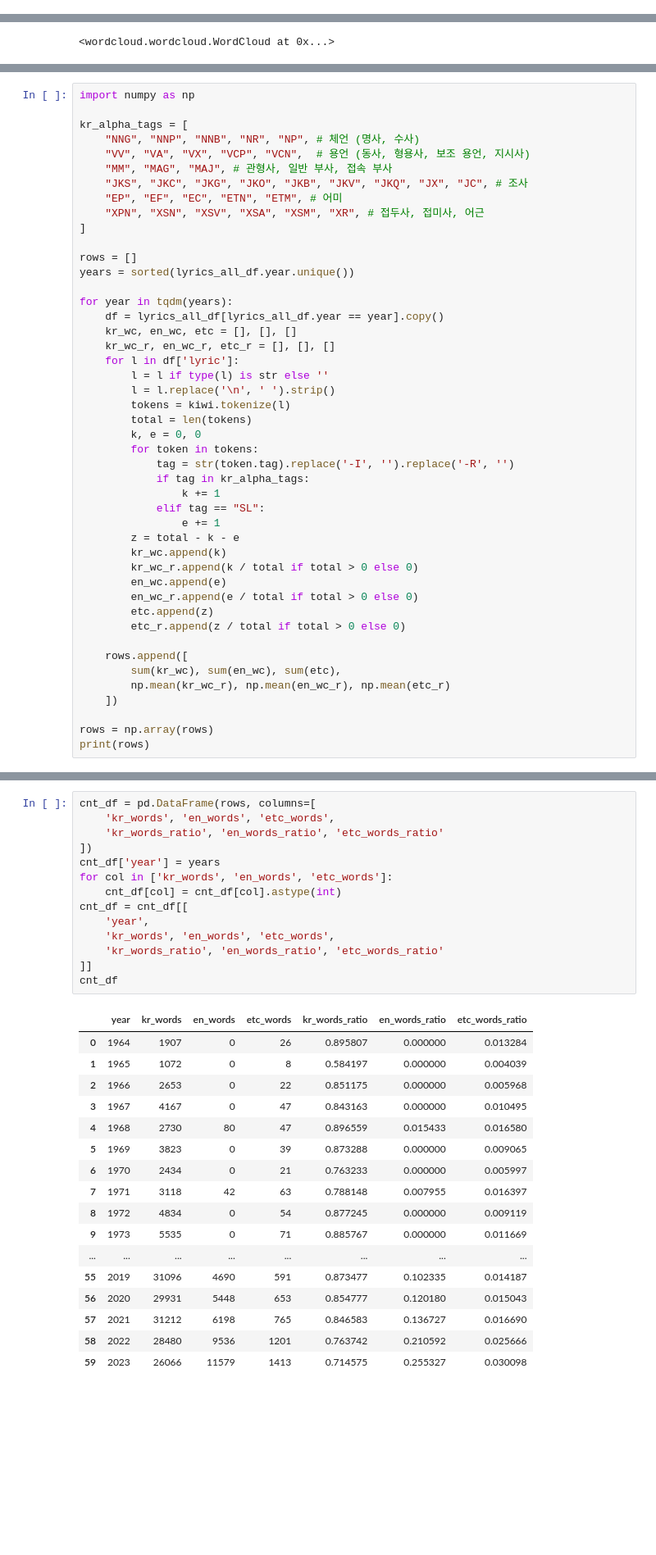
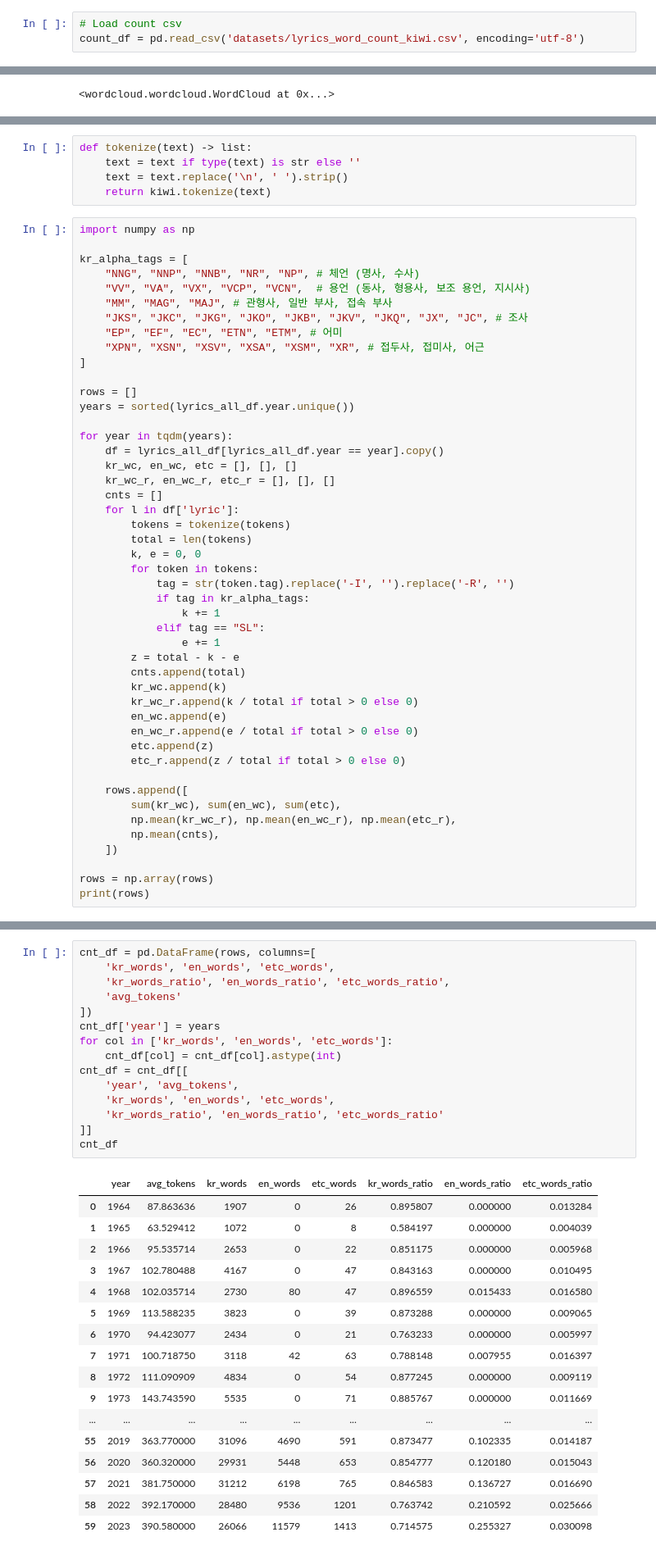
Before and after one commit to joonas-yoon/kpop-lyrics-analytics, a Jupyter notebook: analytics_kiwi.ipynb, the cells around one changed output, grey strips where cells are left out. Shown at 82% size. Drawn from its saved outputs; the diff is of its cells as text; blank space fills up the shorter version.

```diff
--- a/analytics_kiwi.ipynb
+++ b/analytics_kiwi.ipynb
@@ -302,6 +301,9 @@ def save_word_cloud(filename: str, data: dict, max_font_size=128, width=512, hei
     cloud = wc.generate_from_frequencies(data)
     cloud.to_file(filename)
     return cloud
+# %%
+# Load count csv
+count_df = pd.read_csv('datasets/lyrics_word_count_kiwi.csv', encoding='utf-8')
 # %%
 df = count_df[is_noun | is_verb | is_adjective | is_adverbs]
 save_word_cloud('docs/kword_cloud_kr_all.png', get_words_counts(df))
@@ -389,6 +392,11 @@ plt.tight_layout(pad=1)
 plt.show()
 # %% [output]
 [figure]
+# %%
+def tokenize(text) -> list:
+    text = text if type(text) is str else ''
+    text = text.replace('\n', ' ').strip()
+    return kiwi.tokenize(text)
 # %%
 import numpy as np
 
@@ -408,10 +416,9 @@ for year in tqdm(years):
     df = lyrics_all_df[lyrics_all_df.year == year].copy()
     kr_wc, en_wc, etc = [], [], []
     kr_wc_r, en_wc_r, etc_r = [], [], []
+    cnts = []
     for l in df['lyric']:
-        l = l if type(l) is str else ''
-        l = l.replace('\n', ' ').strip()
-        tokens = kiwi.tokenize(l)
+        tokens = tokenize(tokens)
         total = len(tokens)
         k, e = 0, 0
         for token in tokens:
@@ -421,6 +428,7 @@ for year in tqdm(years):
             elif tag == "SL":
                 e += 1
         z = total - k - e
+        cnts.append(total)
         kr_wc.append(k)
         kr_wc_r.append(k / total if total > 0 else 0)
         en_wc.append(e)
@@ -430,7 +438,8 @@ for year in tqdm(years):
 
     rows.append([
         sum(kr_wc), sum(en_wc), sum(etc),
-        np.mean(kr_wc_r), np.mean(en_wc_r), np.mean(etc_r)
+        np.mean(kr_wc_r), np.mean(en_wc_r), np.mean(etc_r),
+        np.mean(cnts),
     ])
 
 rows = np.array(rows)
@@ -456,35 +465,36 @@ print(rows)
 # %%
 cnt_df = pd.DataFrame(rows, columns=[
     'kr_words', 'en_words', 'etc_words',
-    'kr_words_ratio', 'en_words_ratio', 'etc_words_ratio'
+    'kr_words_ratio', 'en_words_ratio', 'etc_words_ratio',
+    'avg_tokens'
 ])
 cnt_df['year'] = years
 for col in ['kr_words', 'en_words', 'etc_words']:
     cnt_df[col] = cnt_df[col].astype(int)
 cnt_df = cnt_df[[
-    'year',
+    'year', 'avg_tokens',
     'kr_words', 'en_words', 'etc_words',
     'kr_words_ratio', 'en_words_ratio', 'etc_words_ratio'
 ]]
 cnt_df
 # %% [output]
-|  | year | kr_words | en_words | etc_words | kr_words_ratio | en_words_ratio | etc_words_ratio |
-| 0 | 1964 | 1907 | 0 | 26 | 0.895807 | 0.000000 | 0.013284 |
-| 1 | 1965 | 1072 | 0 | 8 | 0.584197 | 0.000000 | 0.004039 |
-| 2 | 1966 | 2653 | 0 | 22 | 0.851175 | 0.000000 | 0.005968 |
-| 3 | 1967 | 4167 | 0 | 47 | 0.843163 | 0.000000 | 0.010495 |
-| 4 | 1968 | 2730 | 80 | 47 | 0.896559 | 0.015433 | 0.016580 |
-| 5 | 1969 | 3823 | 0 | 39 | 0.873288 | 0.000000 | 0.009065 |
-| 6 | 1970 | 2434 | 0 | 21 | 0.763233 | 0.000000 | 0.005997 |
-| 7 | 1971 | 3118 | 42 | 63 | 0.788148 | 0.007955 | 0.016397 |
-| 8 | 1972 | 4834 | 0 | 54 | 0.877245 | 0.000000 | 0.009119 |
-| 9 | 1973 | 5535 | 0 | 71 | 0.885767 | 0.000000 | 0.011669 |
-| ... | ... | ... | ... | ... | ... | ... | ... |
-| 55 | 2019 | 31096 | 4690 | 591 | 0.873477 | 0.102335 | 0.014187 |
-| 56 | 2020 | 29931 | 5448 | 653 | 0.854777 | 0.120180 | 0.015043 |
-| 57 | 2021 | 31212 | 6198 | 765 | 0.846583 | 0.136727 | 0.016690 |
-| 58 | 2022 | 28480 | 9536 | 1201 | 0.763742 | 0.210592 | 0.025666 |
-| 59 | 2023 | 26066 | 11579 | 1413 | 0.714575 | 0.255327 | 0.030098 |
+|  | year | avg_tokens | kr_words | en_words | etc_words | kr_words_ratio | en_words_ratio | etc_words_ratio |
+| 0 | 1964 | 87.863636 | 1907 | 0 | 26 | 0.895807 | 0.000000 | 0.013284 |
+| 1 | 1965 | 63.529412 | 1072 | 0 | 8 | 0.584197 | 0.000000 | 0.004039 |
+| 2 | 1966 | 95.535714 | 2653 | 0 | 22 | 0.851175 | 0.000000 | 0.005968 |
+| 3 | 1967 | 102.780488 | 4167 | 0 | 47 | 0.843163 | 0.000000 | 0.010495 |
+| 4 | 1968 | 102.035714 | 2730 | 80 | 47 | 0.896559 | 0.015433 | 0.016580 |
+| 5 | 1969 | 113.588235 | 3823 | 0 | 39 | 0.873288 | 0.000000 | 0.009065 |
+| 6 | 1970 | 94.423077 | 2434 | 0 | 21 | 0.763233 | 0.000000 | 0.005997 |
+| 7 | 1971 | 100.718750 | 3118 | 42 | 63 | 0.788148 | 0.007955 | 0.016397 |
+| 8 | 1972 | 111.090909 | 4834 | 0 | 54 | 0.877245 | 0.000000 | 0.009119 |
+| 9 | 1973 | 143.743590 | 5535 | 0 | 71 | 0.885767 | 0.000000 | 0.011669 |
+| ... | ... | ... | ... | ... | ... | ... | ... | ... |
+| 55 | 2019 | 363.770000 | 31096 | 4690 | 591 | 0.873477 | 0.102335 | 0.014187 |
+| 56 | 2020 | 360.320000 | 29931 | 5448 | 653 | 0.854777 | 0.120180 | 0.015043 |
+| 57 | 2021 | 381.750000 | 31212 | 6198 | 765 | 0.846583 | 0.136727 | 0.016690 |
+| 58 | 2022 | 392.170000 | 28480 | 9536 | 1201 | 0.763742 | 0.210592 | 0.025666 |
+| 59 | 2023 | 390.580000 | 26066 | 11579 | 1413 | 0.714575 | 0.255327 | 0.030098 |
 # %%
 ratio_df = cnt_df[['year']].copy()
 ratio_df['kr_en'] = cnt_df['kr_words_ratio'] / (cnt_df['kr_words_ratio'] + cnt_df['en_words_ratio'])
```
Also changed, not shown: parts of 27 cells of this notebook, 1 other file.
